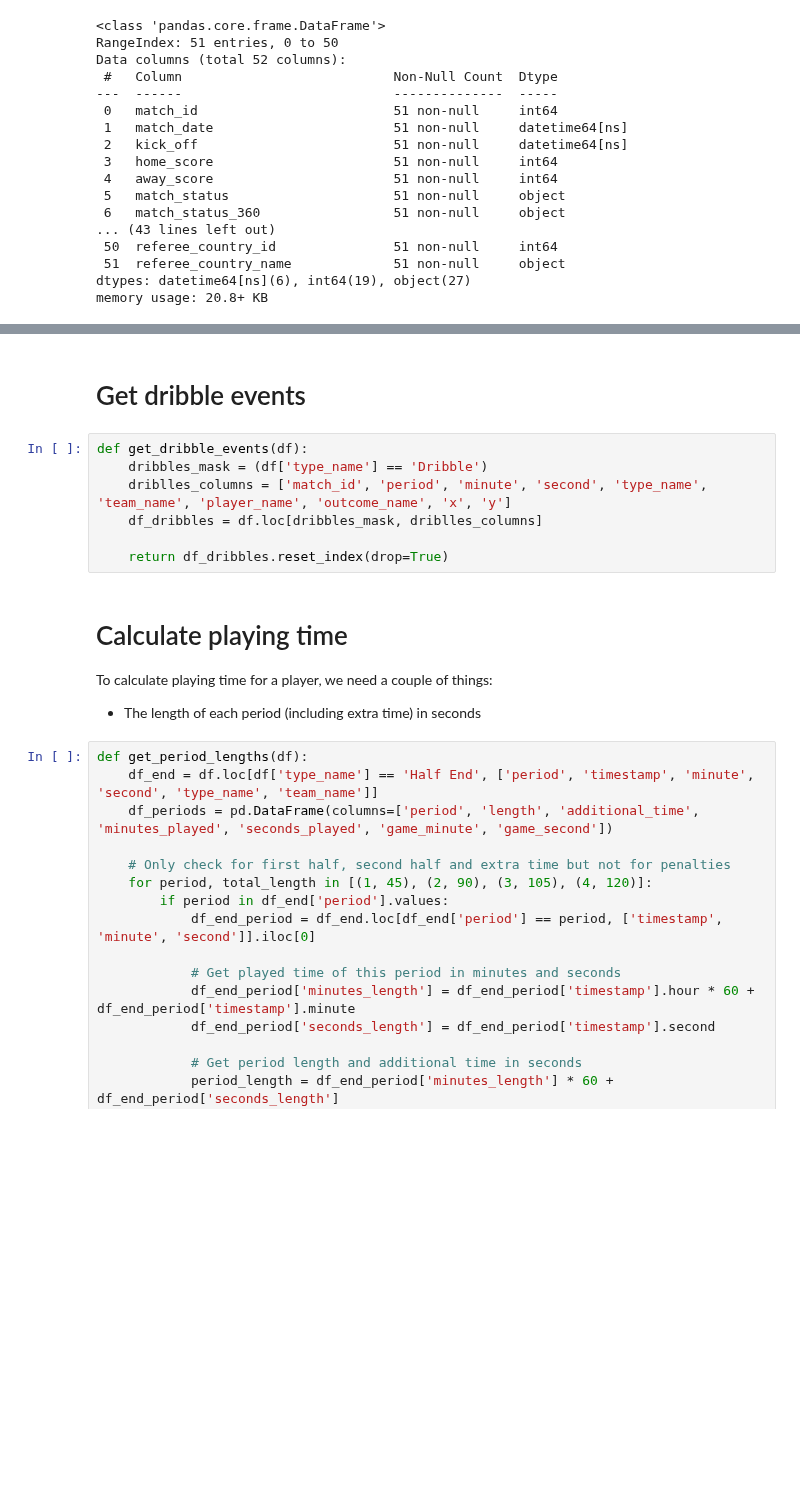
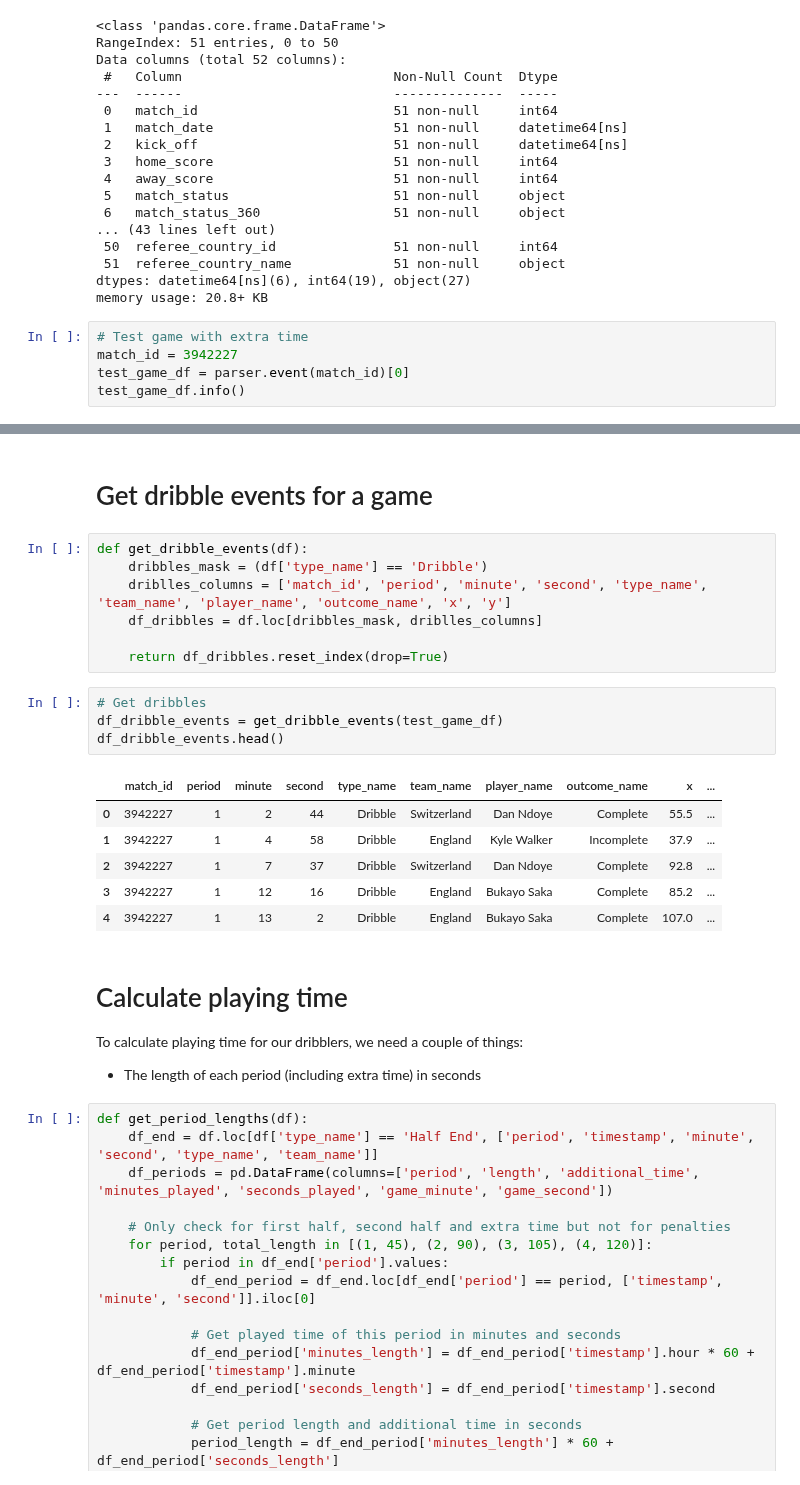
Before and after one commit to MarijnSt/soccermatics-project-1, a Jupyter notebook: doku_analysis.ipynb, the cells around one changed output, grey strips where cells are left out. Drawn from its saved outputs; the diff is of its cells as text; blank space fills up the shorter version.

Commit message:
refactor: test_game_df

```diff
--- a/doku_analysis.ipynb
+++ b/doku_analysis.ipynb
@@ -31,3 +31,8 @@ Data columns (total 52 columns):
  51  referee_country_name             51 non-null     object
 dtypes: datetime64[ns](6), int64(19), object(27)
 memory usage: 20.8+ KB
+# %%
+# Test game with extra time
+match_id = 3942227
+test_game_df = parser.event(match_id)[0]
+test_game_df.info()
@@ -34,5 +57,5 @@ memory usage: 20.8+ KB
 # %% [markdown]
-# Get dribble events
+# Get dribble events for a game
 # %%
 def get_dribble_events(df):
     dribbles_mask = (df['type_name'] == 'Dribble')
@@ -40,10 +63,21 @@ def get_dribble_events(df):
     df_dribbles = df.loc[dribbles_mask, driblles_columns]
 
     return df_dribbles.reset_index(drop=True)
+# %%
+# Get dribbles
+df_dribble_events = get_dribble_events(test_game_df)
+df_dribble_events.head()
+# %% [output]
+|  | match_id | period | minute | second | type_name | team_name | player_name | outcome_name | x | ... |
+| 0 | 3942227 | 1 | 2 | 44 | Dribble | Switzerland | Dan Ndoye | Complete | 55.5 | ... |
+| 1 | 3942227 | 1 | 4 | 58 | Dribble | England | Kyle Walker | Incomplete | 37.9 | ... |
+| 2 | 3942227 | 1 | 7 | 37 | Dribble | Switzerland | Dan Ndoye | Complete | 92.8 | ... |
+| 3 | 3942227 | 1 | 12 | 16 | Dribble | England | Bukayo Saka | Complete | 85.2 | ... |
+| 4 | 3942227 | 1 | 13 | 2 | Dribble | England | Bukayo Saka | Complete | 107.0 | ... |
 # %% [markdown]
 # Calculate playing time
 
-To calculate playing time for a player, we need a couple of things:
+To calculate playing time for our dribblers, we need a couple of things:
 - The length of each period (including extra time) in seconds
 # %%
 def get_period_lengths(df):
```
Also changed, not shown: parts of 2 cells of this notebook.
